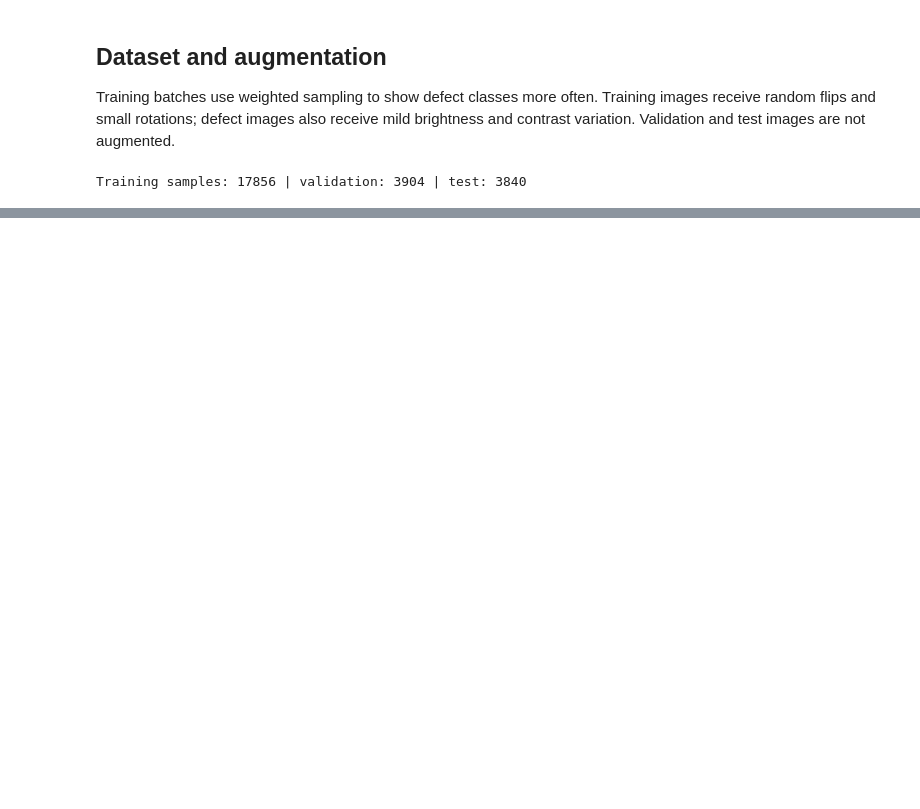
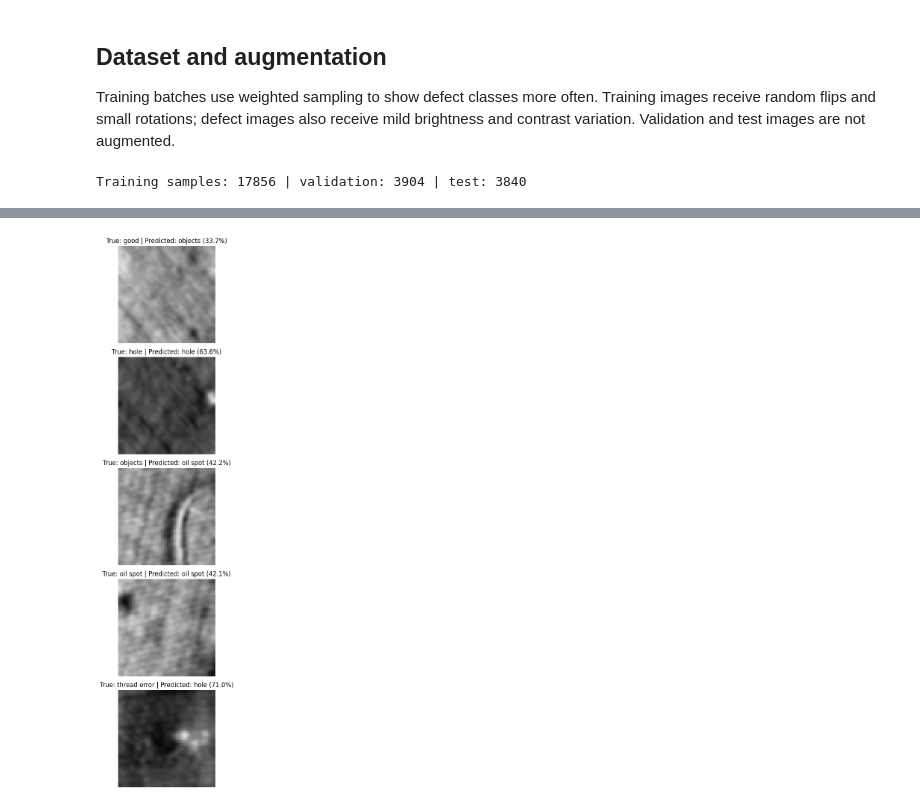
Before and after one commit to GaneshSarathi19/FabricDefectDetectionDIP, a Jupyter notebook: notebooks/Train CCCNN.ipynb, the cells around one changed output, grey strips where cells are left out. Cells and saved outputs as stored; diff of their text form; code cells hidden in the pictures; blank space fills up the shorter version.

```diff
--- a/notebooks/Train CCCNN.ipynb
+++ b/notebooks/Train CCCNN.ipynb
@@ -160,0 +332,25 @@ Training samples: 17856 | validation: 3904 | test: 3840
+# %%
+model.eval()
+
+def predict_pil(image):
+    image = ImageOps.exif_transpose(image).convert("RGB").resize(IMAGE_SIZE, Image.Resampling.BICUBIC)
+    tensor = transforms.ToTensor()(image).unsqueeze(0).to(DEVICE)
+    with torch.no_grad():
+        probabilities = torch.softmax(model(tensor), dim=1)[0].cpu().numpy()
+    pred_id = int(probabilities.argmax())
+    return class_names[pred_id], float(probabilities[pred_id]), probabilities
+
+fig, axes = plt.subplots(len(class_names), 1, figsize=(5, 3 * len(class_names)))
+axes = np.atleast_1d(axes)
+for ax, class_name in zip(axes, class_names):
+    row = next(item for item in test_rows if item["class_name"] == class_name)
+    with Image.open(row["path"]) as image:
+        image = ImageOps.exif_transpose(image).convert("RGB")
+        predicted, confidence, _ = predict_pil(image)
+        ax.imshow(image)
+    ax.set_title(f"True: {class_name} | Predicted: {predicted} ({confidence:.1%})")
+    ax.axis("off")
+plt.tight_layout()
+plt.show()
+# %% [output]
+[figure, added]
```
Also changed, not shown: parts of 11 cells of this notebook.
